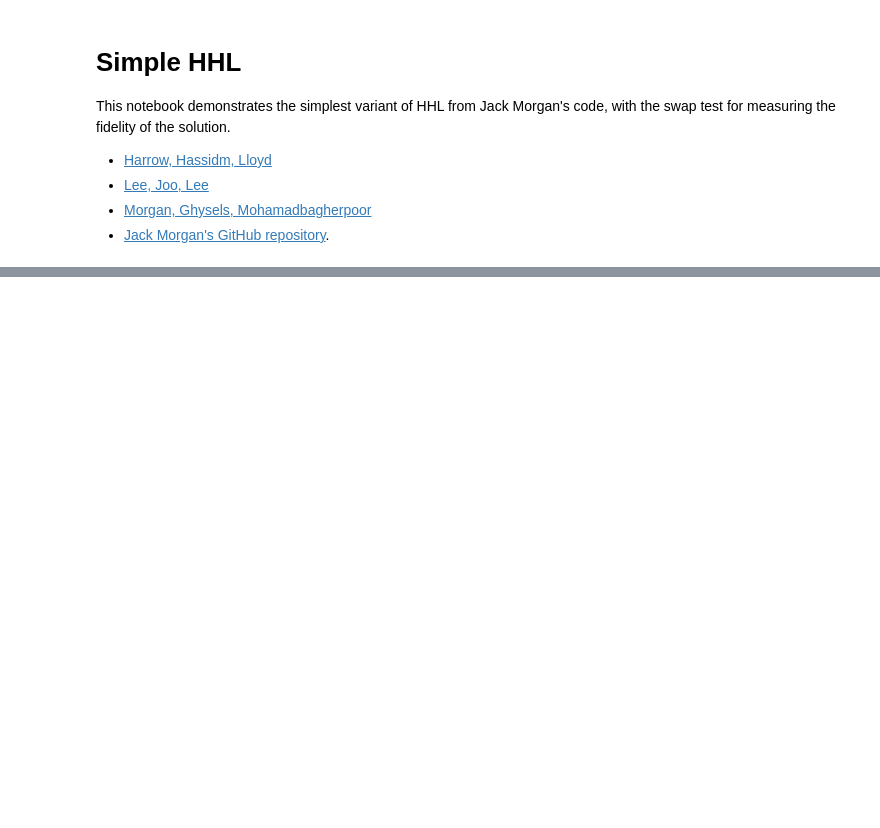
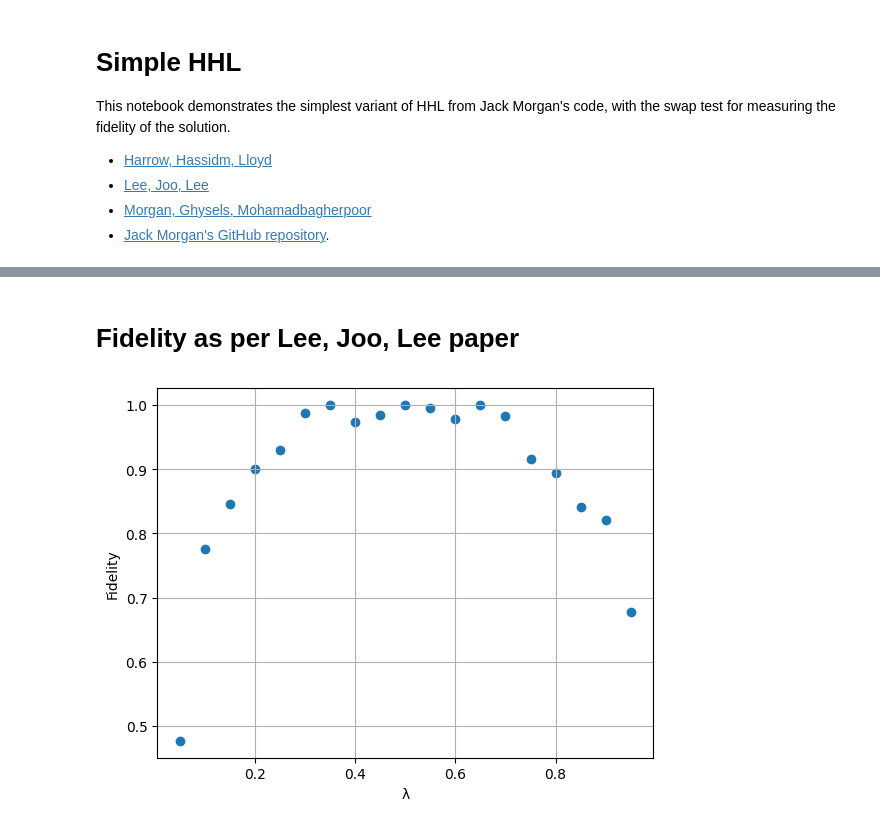
Before and after one commit to johnbhurst/phys460, a Jupyter notebook: bin/project/morgan_simple_hhl_swaptest.ipynb, the cells around one changed output, grey strips where cells are left out. Cells and saved outputs as stored; diff of their text form; code cells hidden in the pictures; blank space fills up the shorter version.

```diff
--- a/bin/project/morgan_simple_hhl_swaptest.ipynb
+++ b/bin/project/morgan_simple_hhl_swaptest.ipynb
@@ -88,0 +82,28 @@ display(circuit.draw(output='mpl'))
+# %%
+import matplotlib.pyplot as plt
+
+def run_fidelity(λ):
+    circuit = create_circuit(λ)
+    backend = AerSimulator()
+    transpiled_circuit = transpile(circuit, backend)
+    job = backend.run(transpiled_circuit)
+    counts = job.result().get_counts()
+    count_01 = counts["0 1"] if "0 1" in counts else 0
+    count_11 = counts["1 1"] if "1 1" in counts else 0
+    prob_0 = count_01 / (count_01 + count_11)
+    result = np.sqrt(2 * prob_0 - 1)
+    return result
+
+λ_values = [i/20 for i in range(1, 20)]
+fidelity_values = [run_fidelity(λ) for λ in λ_values]
+
+display(Markdown("# Fidelity as per Lee, Joo, Lee paper"))
+plt.scatter(λ_values, fidelity_values)
+plt.xlabel('λ')
+plt.ylabel('Fidelity')
+# plt.title('Fidelity vs λ')
+plt.grid(True)
+plt.show()
+# %% [output]
+# Fidelity as per Lee, Joo, Lee paper
+[figure, added]
```
Also changed, not shown: parts of 3 cells of this notebook, 2 other files.
